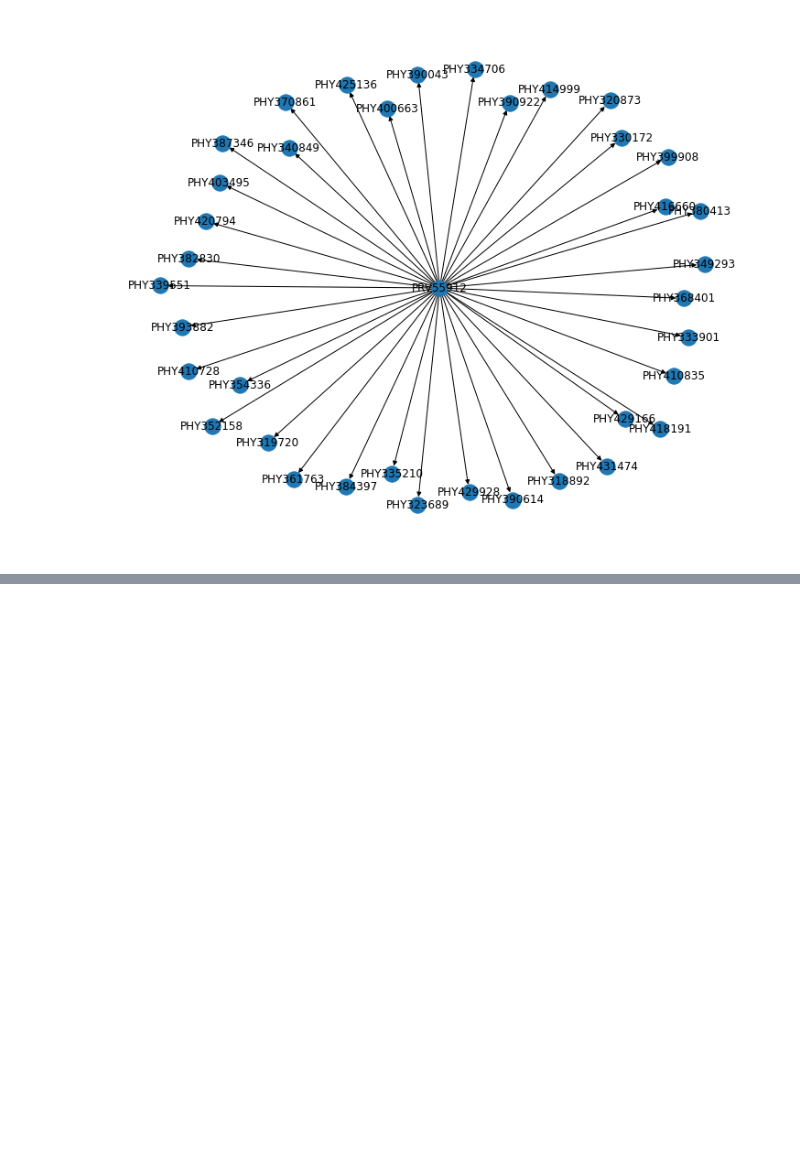
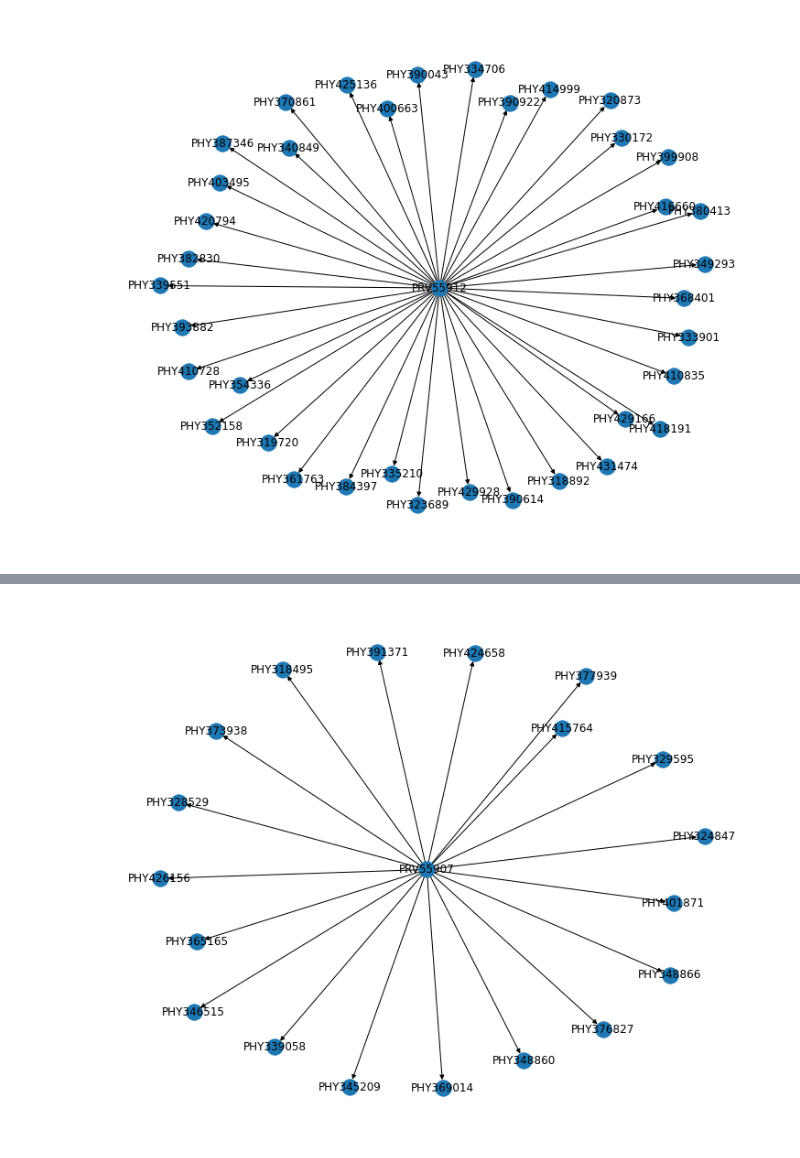
Before and after one commit to dhruv-suraj/Project, a Jupyter notebook: Networkx/network_x.ipynb, the cells around one changed output, grey strips where cells are left out. Cells and saved outputs as stored; diff of their text form; code cells hidden in the pictures; blank space fills up the shorter version.

```diff
--- a/Networkx/network_x.ipynb
+++ b/Networkx/network_x.ipynb
@@ -185,3 +346,10 @@ df
+# %%
+#Not Fraudulent
+plt.figure(figsize=(10, 8))
+c=nx.bfs_tree(G,source='PRV55907')
+nx.draw(c,with_labels=True)
+# %% [output]
+[figure, added]
 # %%
 pip install igraph
 # %%
```
Also changed, not shown: parts of 34 cells of this notebook.
